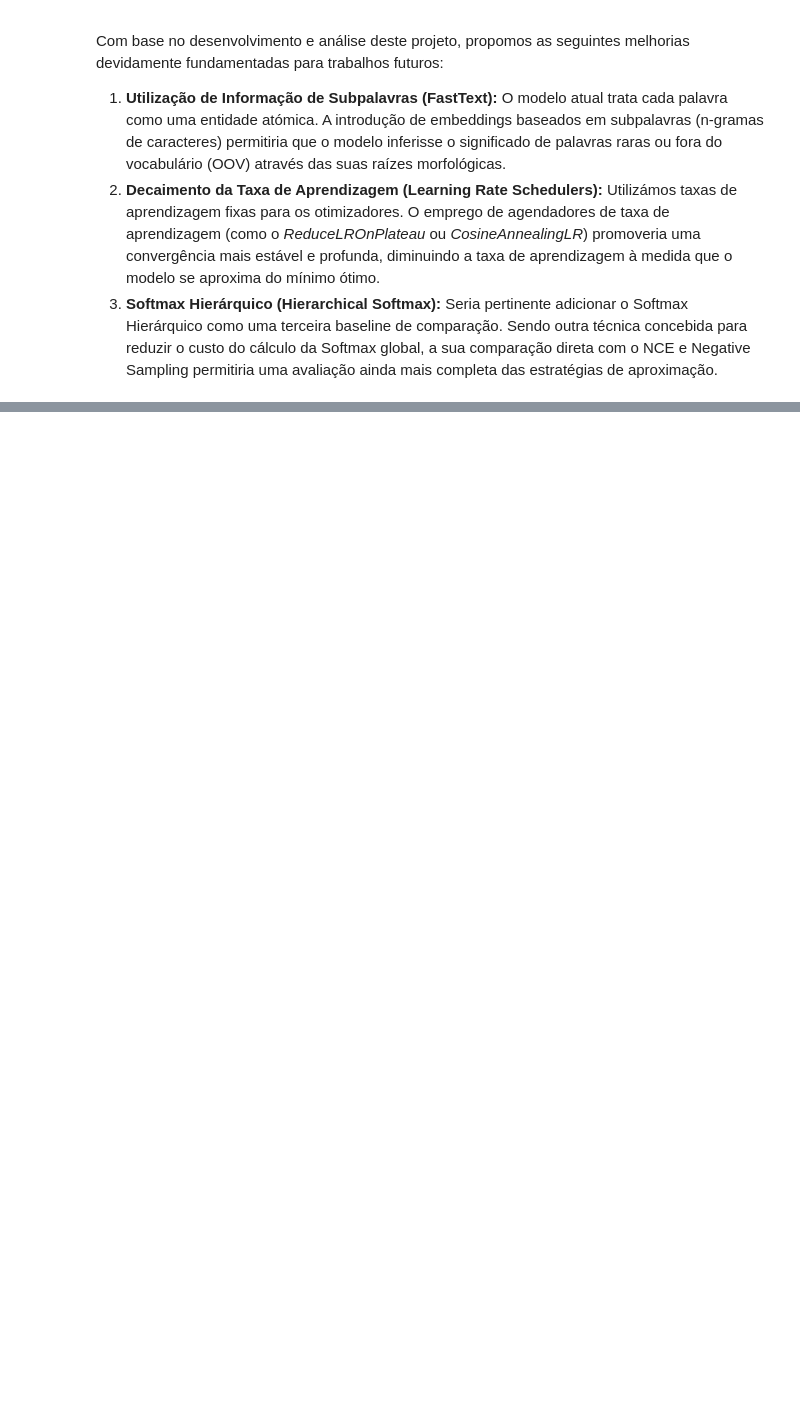
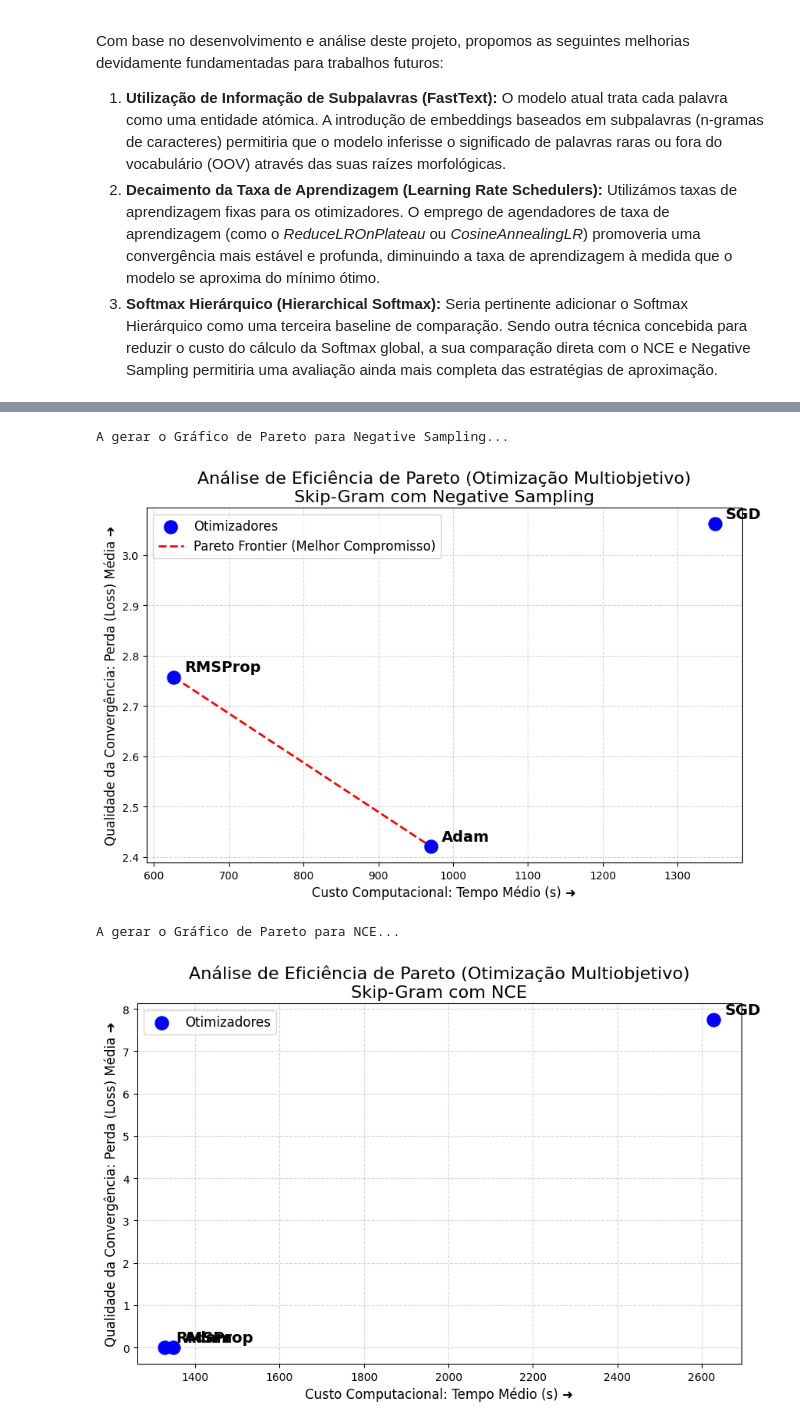
Before and after one commit to dudocas12/Embeddings_Optimization, a Jupyter notebook: main.ipynb, the cells around one changed output, grey strips where cells are left out. Drawn from its saved outputs; the diff is of its cells as text; code cells hidden in the pictures; blank space fills up the shorter version.

```diff
--- a/main.ipynb
+++ b/main.ipynb
@@ -1006,0 +1018,54 @@ Com base no desenvolvimento e análise deste projeto, propomos as seguintes melh
+# %%
+import pandas as pd
+import matplotlib.pyplot as plt
+
+def plot_pareto(csv_file, title):
+    # Load your exported data
+    df = pd.read_csv(csv_file)
+    df = df.sort_values('Mean Time (s)')
+
+    times = df['Mean Time (s)'].values
+    losses = df['Mean Loss'].values
+    names = df['Optimizer'].values
+
+    # Calculate the Pareto Frontier (Optimizers that aren't dominated)
+    pareto_front = []
+    min_loss = float('inf')
+
+    for i in range(len(df)):
+        if losses[i] < min_loss:
+            pareto_front.append((times[i], losses[i]))
+            min_loss = losses[i]
+
+    plt.figure(figsize=(10, 6))
+
+    # Plot all optimizer points
+    plt.scatter(times, losses, color='blue', s=150, zorder=5, label='Otimizadores')
+
+    # Add text labels (SGD, Adam, RMSProp)
+    for i, txt in enumerate(names):
+        plt.annotate(txt, (times[i], losses[i]), xytext=(10, 5), textcoords='offset points', fontsize=14, fontweight='bold')
+
+    # Draw the Pareto Frontier line
+    if len(pareto_front) > 1:
+        p_times, p_losses = zip(*pareto_front)
+        plt.plot(p_times, p_losses, color='red', linestyle='--', linewidth=2, label='Pareto Frontier (Melhor Compromisso)')
+
+    plt.title(f"Análise de Eficiência de Pareto (Otimização Multiobjetivo)\n{title}", fontsize=16)
+    plt.xlabel("Custo Computacional: Tempo Médio (s) ➜", fontsize=12)
+    plt.ylabel("Qualidade da Convergência: Perda (Loss) Média ➜", fontsize=12)
+    plt.grid(True, linestyle='--', alpha=0.5)
+    plt.legend(fontsize=12)
+    plt.show()
+
+# Run the visualization on your CSV outputs
+print("A gerar o Gráfico de Pareto para Negative Sampling...")
+plot_pareto('sgns_summary.csv', 'Skip-Gram com Negative Sampling')
+
+print("\nA gerar o Gráfico de Pareto para NCE...")
+plot_pareto('nce_summary.csv', 'Skip-Gram com NCE')
+# %% [output]
+A gerar o Gráfico de Pareto para Negative Sampling...
+[figure, added]
+A gerar o Gráfico de Pareto para NCE...
+[figure, added]
```
Also changed, not shown: parts of 2 cells of this notebook, 3 other files.
